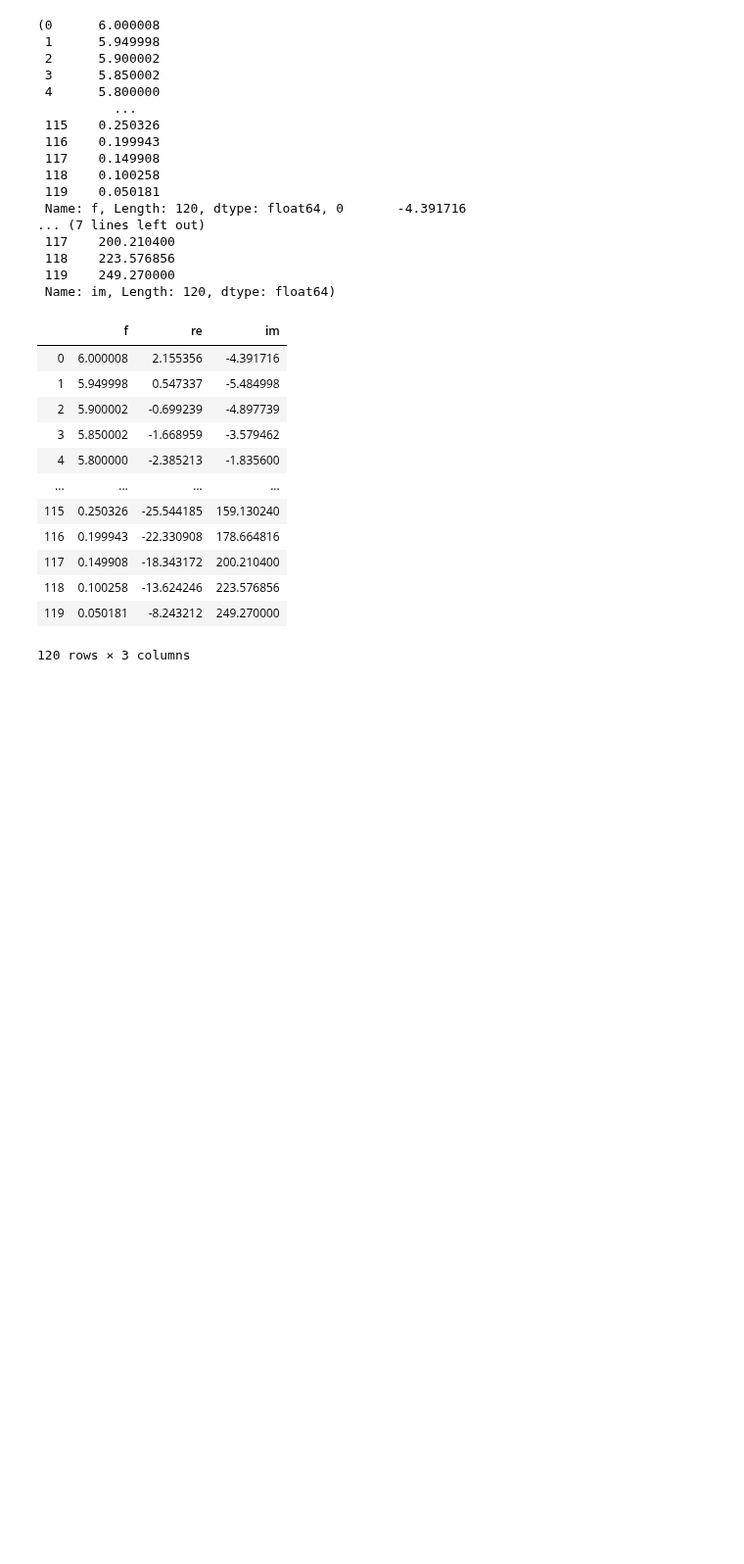
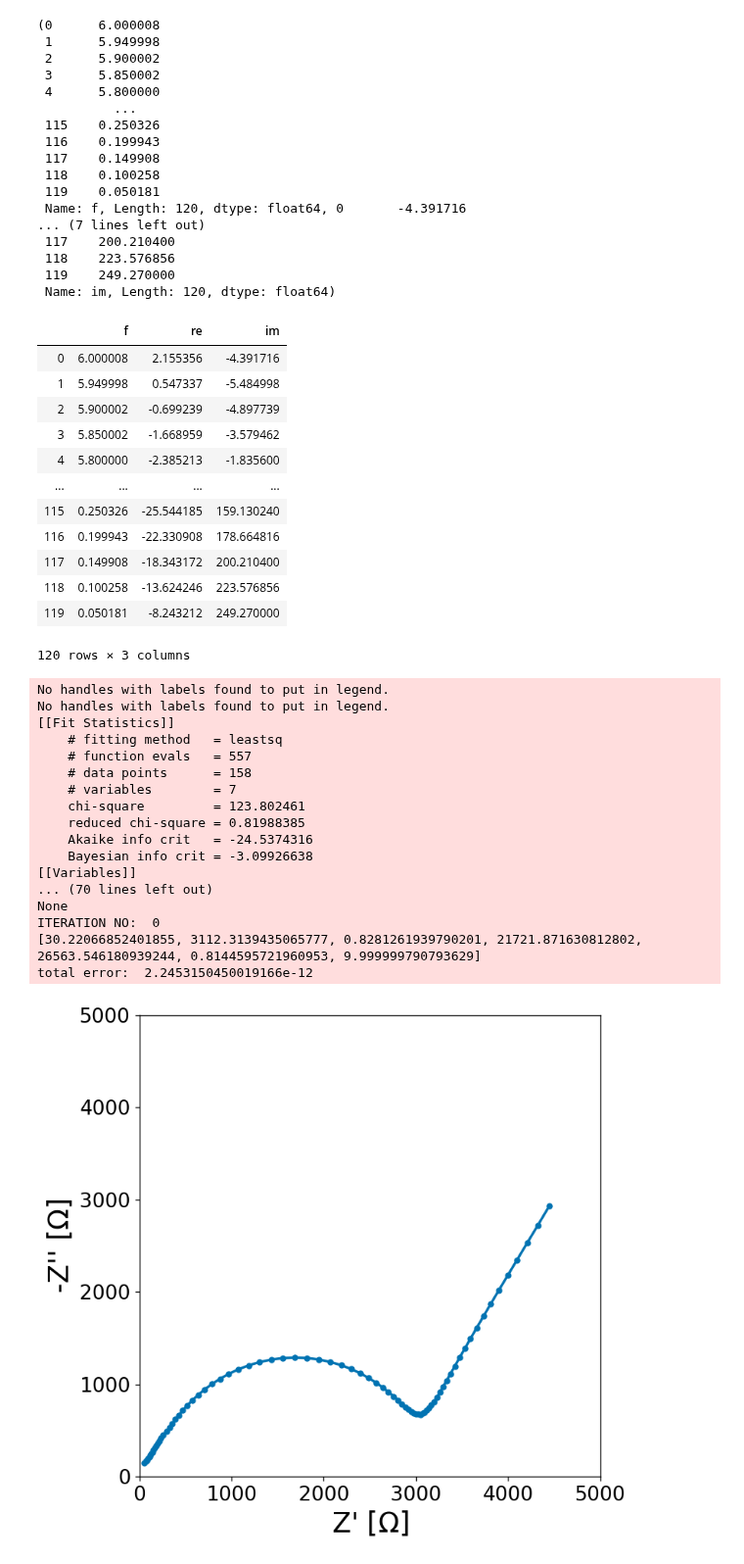
Before and after one commit to WildcatDiscovery/Kyler_Speed_Circuit, a Jupyter notebook: python_notebooks/linear_kk.ipynb, the cells around one changed output. Shown at 98% size. Drawn from its saved outputs; the diff is of its cells as text; code cells hidden in the pictures; blank space fills up the shorter version.

```diff
--- a/python_notebooks/linear_kk.ipynb
+++ b/python_notebooks/linear_kk.ipynb
@@ -302,3 +255,49 @@ kk_df
 | 118 | 0.100258 | -13.624246 | 223.576856 |
 | 119 | 0.050181 | -8.243212 | 249.270000 |
 120 rows × 3 columns
+# %%
+#MUST BE UPDATED
+
+def kk_masker(number):
+    self.kk_df['difference'] = abs(self.kk_df['re'] - self.kk_df['im'])
+    diff_mean = self.kk_df['difference'].mean()
+    masked_df = self.kk_df[self.kk_df['difference'] < diff_mean * number]
+    re2 = mpt_data(path, data, mask = [10**masked_df['f'].max(),10**masked_df['f'].min()])
+    re2.set_new_gph_dims(15,15)
+    re2.mpt_plot(x_window = [0,5000], y_window = [0,5000])
+    #GUESSES BROUGHT FROM INIT VALUES
+    Rs_guess = 40
+
+    R_guess = 2959
+    n_guess = 0.8
+    fs_guess = 23023
+
+    R2_guess = 258738
+    n2_guess = 0.8
+    fs2_guess = 0.2
+
+
+    #COMPLETE FUNCTION
+    fit_guess = re2.guesser(Rs_guess,R_guess,n_guess,fs_guess,R2_guess,n2_guess,fs2_guess)
+    re2.mpt_plot(fitting = 'on',rr = 'on')
+# %%
+kk_masker(.3)
+# %% [output]
+No handles with labels found to put in legend.
+No handles with labels found to put in legend.
+[[Fit Statistics]]
+    # fitting method   = leastsq
+    # function evals   = 557
+    # data points      = 158
+    # variables        = 7
+    chi-square         = 123.802461
+    reduced chi-square = 0.81988385
+    Akaike info crit   = -24.5374316
+    Bayesian info crit = -3.09926638
+[[Variables]]
+... (70 lines left out)
+None
+ITERATION NO:  0
+[30.22066852401855, 3112.3139435065777, 0.8281261939790201, 21721.871630812802, 26563.546180939244, 0.8144595721960953, 9.999999790793629]
+total error:  2.2453150450019166e-12
+[figure, added]
```
Also changed, not shown: parts of 10 cells of this notebook, 1 other file.
